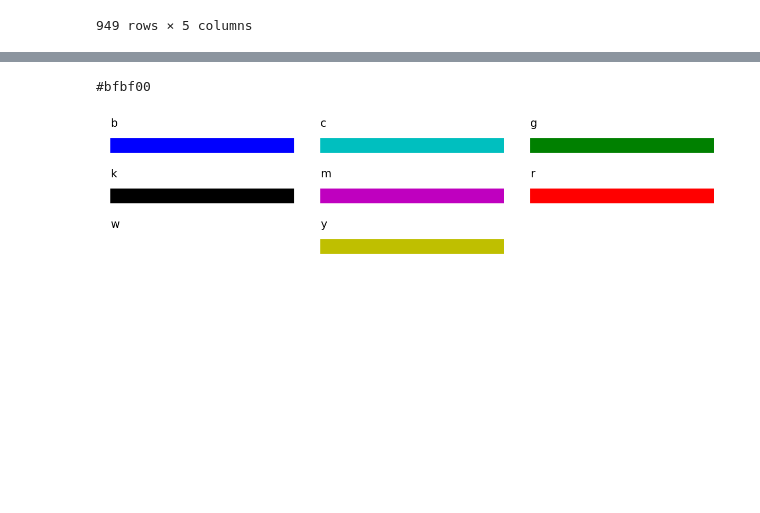
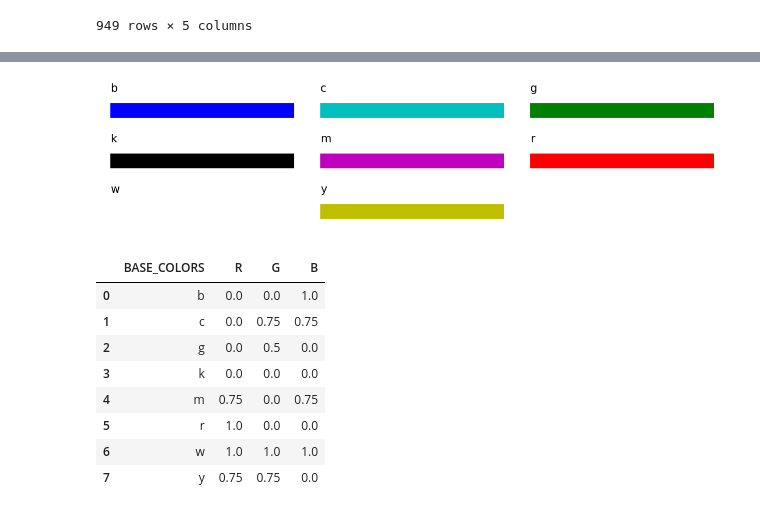
Before and after one commit to JuniorDevsyt/Outfit-s-Color, a Jupyter notebook: outfit_colors.ipynb, the cells around one changed output, grey strips where cells are left out. Drawn from its saved outputs; the diff is of its cells as text; code cells hidden in the pictures; blank space fills up the shorter version.

```diff
--- a/outfit_colors.ipynb
+++ b/outfit_colors.ipynb
@@ -47,7 +109,6 @@ def plotColor(data):
         df['G'].loc[i] = g
         df['B'].loc[i] = b
 
-    print(colors.rgb2hex((r,g,b)))
 
     # Inicializa nuevo df con la columna pasada como parámetro y las de R,G,B (Sin NaN).
     RGBdf = df[[data,'R', 'G', 'B']].dropna()
@@ -62,35 +123,48 @@ def plotColor(data):
 
     # Mostraremos los datos del dataframe
     length = RGBdf.index.stop
     columns = 3
     rows = int(length/columns)+1
     counter = 1
+
+    # # Elimina colores claros
+    # RGBdf = RGBdf.drop(RGBdf[RGBdf['R']+ RGBdf['G']+ RGBdf['B'] > 1.5 ].index)
+    # # Elimina colores oscuros
+    # RGBdf = RGBdf.drop(RGBdf[RGBdf['R']+ RGBdf['G']+ RGBdf['B'] < 1.5 ].index)
 
     # Figsize indica ancho y alto
     plt.figure(figsize=(columns*4,rows))
 
     # Mostramos cada color de la columna
     for color in RGBdf[data]:
         # Inicializamos las medidas del dato que se insertará en la ventana
         plt.subplot(rows, columns, counter)
         plt.axis('off')
         # Medidas del texto, color y tamaño de fuente
         plt.text(0,0.05, color, color = 'black', fontsize = 15)
         # Medidas del cuadro de color
         plt.hlines(0,0,1, color = color ,linestyles = 'solid', linewidth = 20)
         counter += 1
 
     # Ajustamos las zonas de alredededor de la imagen
     plt.tight_layout()
     plt.show()
 
-    return
+    return RGBdf
 
 
 plotColor('BASE_COLORS')
 # %% [output]
-#bfbf00
 [figure]
+|  | BASE_COLORS | R | G | B |
+| 0 | b | 0.0 | 0.0 | 1.0 |
+| 1 | c | 0.0 | 0.75 | 0.75 |
+| 2 | g | 0.0 | 0.5 | 0.0 |
+| 3 | k | 0.0 | 0.0 | 0.0 |
+| 4 | m | 0.75 | 0.0 | 0.75 |
+| 5 | r | 1.0 | 0.0 | 0.0 |
+| 6 | w | 1.0 | 1.0 | 1.0 |
+| 7 | y | 0.75 | 0.75 | 0.0 |
 # %%
 p = 'YlGnBu_r'          # set palette color (from PALETTE_COLOR)
 sns.set_palette(p)   # set palette
```
Also changed, not shown: parts of 6 cells of this notebook.
